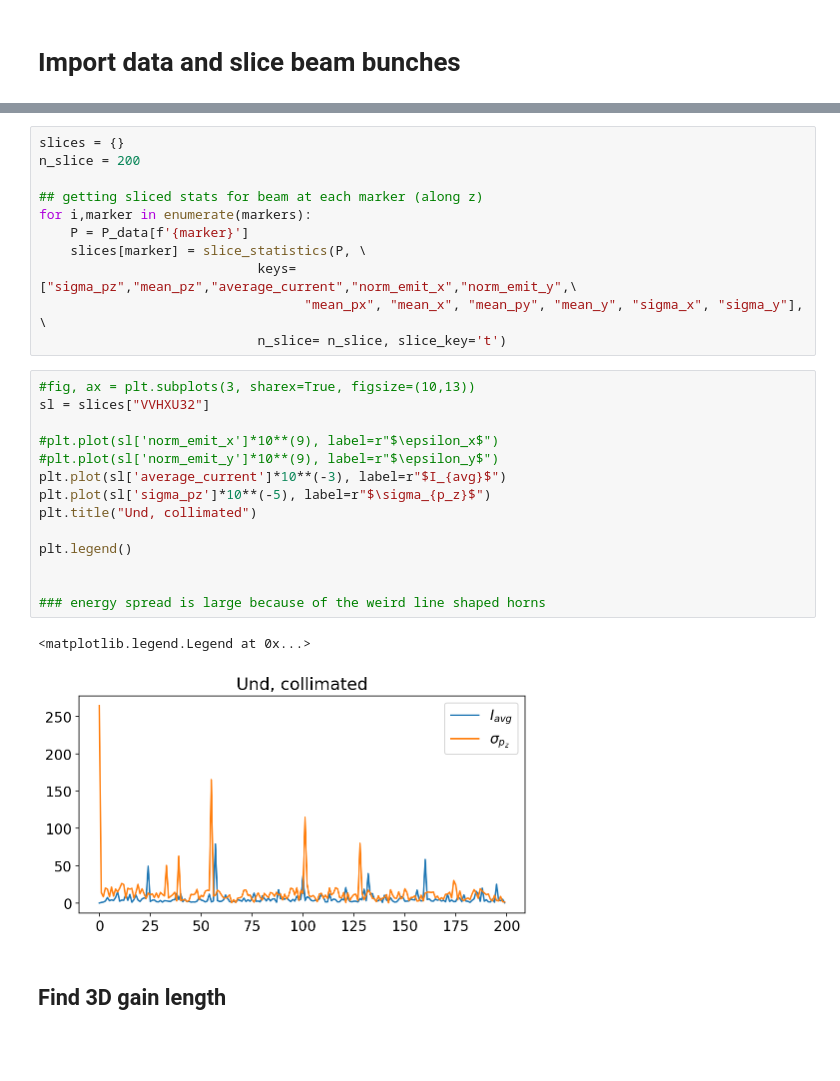
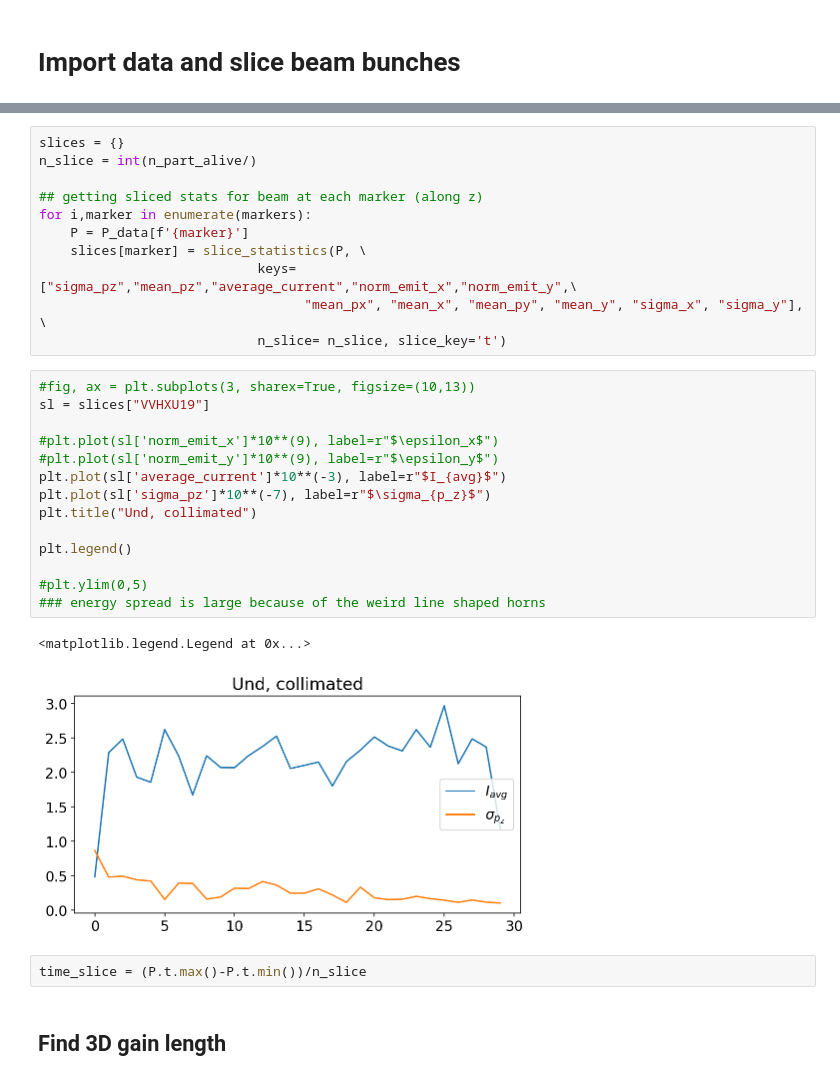
Before and after one commit to pluflou/FEL_Tuning, a Jupyter notebook: lcls_mx_optimizer.ipynb, the cells around one changed output, grey strips where cells are left out. Drawn from its saved outputs; the diff is of its cells as text; blank space fills up the shorter version.

```diff
--- a/lcls_mx_optimizer.ipynb
+++ b/lcls_mx_optimizer.ipynb
@@ -100,6 +110,6 @@ P_data['HXRSSBEG'].plot('delta_t', 'delta_pz')
 # %%
 slices = {}
-n_slice = 200
+n_slice = int(n_part_alive/)
 
 ## getting sliced stats for beam at each marker (along z)
 for i,marker in enumerate(markers):
@@ -110,21 +120,23 @@ for i,marker in enumerate(markers):
                             n_slice= n_slice, slice_key='t')
 # %%
 #fig, ax = plt.subplots(3, sharex=True, figsize=(10,13))
-sl = slices["VVHXU32"]
+sl = slices["VVHXU19"]
 
 #plt.plot(sl['norm_emit_x']*10**(9), label=r"$\epsilon_x$")
 #plt.plot(sl['norm_emit_y']*10**(9), label=r"$\epsilon_y$")
 plt.plot(sl['average_current']*10**(-3), label=r"$I_{avg}$")
-plt.plot(sl['sigma_pz']*10**(-5), label=r"$\sigma_{p_z}$")
+plt.plot(sl['sigma_pz']*10**(-7), label=r"$\sigma_{p_z}$")
 plt.title("Und, collimated")
 
 plt.legend()
 
-
+#plt.ylim(0,5)
 ### energy spread is large because of the weird line shaped horns
 # %% [output]
 <matplotlib.legend.Legend at 0x...>
-[figure, old version]
+[figure, new version]
+# %%
+time_slice = (P.t.max()-P.t.min())/n_slice
 # %% [markdown]
 ## Find 3D gain length
 # %%
```
Also changed, not shown: parts of 17 cells of this notebook, 2 other files.
